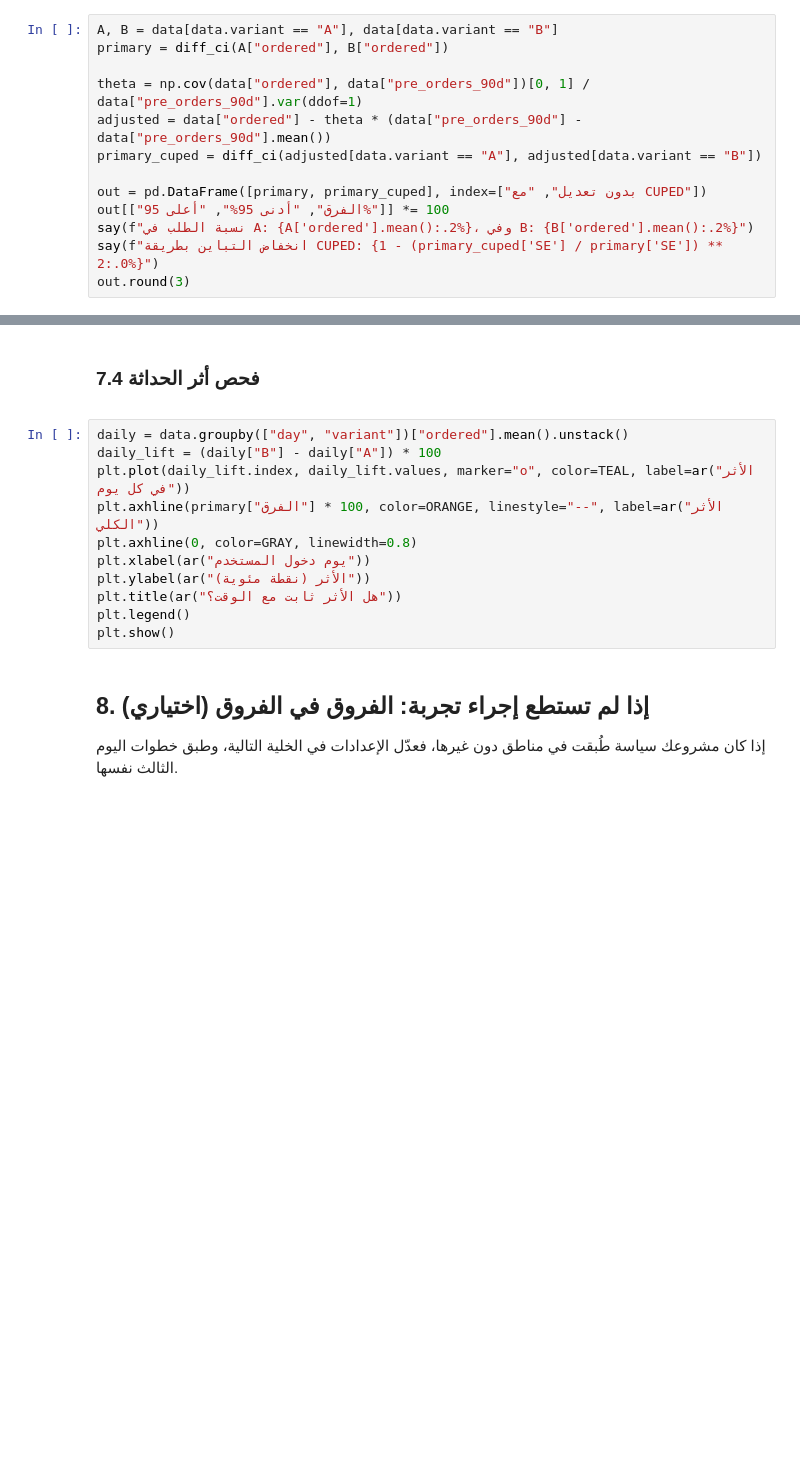
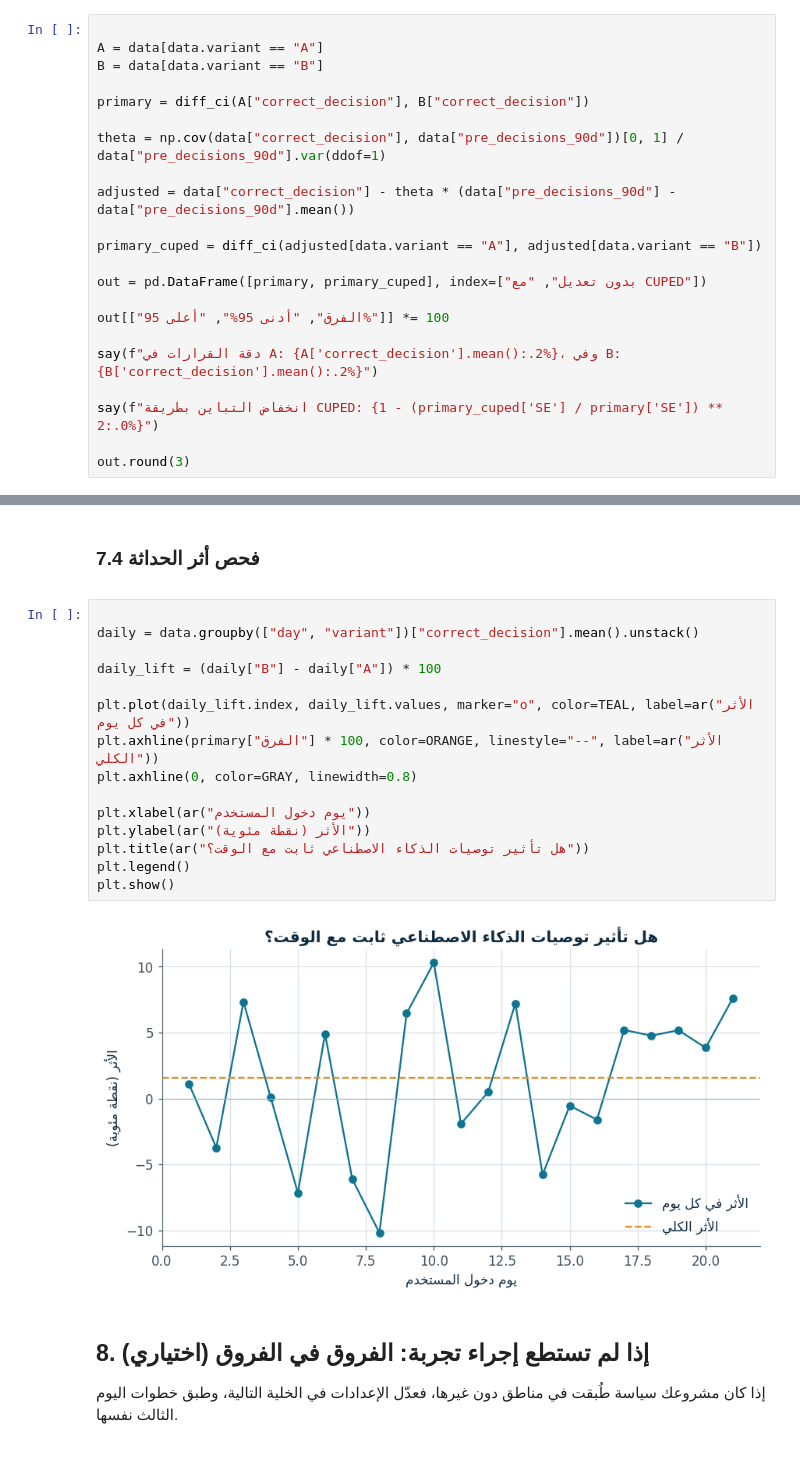
Before and after one commit to fadiyahalanazi/ai-decision-making-ab-test, a Jupyter notebook: Copy_of_المشروع_الختامي.ipynb, the cells around one changed output, grey strips where cells are left out. Cells and saved outputs as stored; diff of their text form; blank space fills up the shorter version.

```diff
--- a/Copy_of_المشروع_الختامي.ipynb
+++ b/Copy_of_المشروع_الختامي.ipynb
@@ -322,15 +417,24 @@ srm_check(counts.get("A", 0), counts.get("B", 0), CONFIG["treatment_share"]);
 
 </div>
 # %%
-A, B = data[data.variant == "A"], data[data.variant == "B"]
-primary = diff_ci(A["ordered"], B["ordered"])
 
-theta = np.cov(data["ordered"], data["pre_orders_90d"])[0, 1] / data["pre_orders_90d"].var(ddof=1)
-adjusted = data["ordered"] - theta * (data["pre_orders_90d"] - data["pre_orders_90d"].mean())
+A = data[data.variant == "A"]
+B = data[data.variant == "B"]
+
+primary = diff_ci(A["correct_decision"], B["correct_decision"])
+
+theta = np.cov(data["correct_decision"], data["pre_decisions_90d"])[0, 1] / data["pre_decisions_90d"].var(ddof=1)
+
+adjusted = data["correct_decision"] - theta * (data["pre_decisions_90d"] - data["pre_decisions_90d"].mean())
+
 primary_cuped = diff_ci(adjusted[data.variant == "A"], adjusted[data.variant == "B"])
 
 out = pd.DataFrame([primary, primary_cuped], index=["بدون تعديل", "مع CUPED"])
+
 out[["الفرق", "أدنى 95%", "أعلى 95%"]] *= 100
-say(f"نسبة الطلب في A: {A['ordered'].mean():.2%}، وفي B: {B['ordered'].mean():.2%}")
+
+say(f"دقة القرارات في A: {A['correct_decision'].mean():.2%}، وفي B: {B['correct_decision'].mean():.2%}")
+
 say(f"انخفاض التباين بطريقة CUPED: {1 - (primary_cuped['SE'] / primary['SE']) ** 2:.0%}")
+
 out.round(3)
@@ -382,16 +524,22 @@ guard_table.round(4)
 
 </div>
 # %%
-daily = data.groupby(["day", "variant"])["ordered"].mean().unstack()
+
+daily = data.groupby(["day", "variant"])["correct_decision"].mean().unstack()
+
 daily_lift = (daily["B"] - daily["A"]) * 100
+
 plt.plot(daily_lift.index, daily_lift.values, marker="o", color=TEAL, label=ar("الأثر في كل يوم"))
 plt.axhline(primary["الفرق"] * 100, color=ORANGE, linestyle="--", label=ar("الأثر الكلي"))
 plt.axhline(0, color=GRAY, linewidth=0.8)
+
 plt.xlabel(ar("يوم دخول المستخدم"))
 plt.ylabel(ar("الأثر (نقطة مئوية)"))
-plt.title(ar("هل الأثر ثابت مع الوقت؟"))
+plt.title(ar("هل تأثير توصيات الذكاء الاصطناعي ثابت مع الوقت؟"))
 plt.legend()
 plt.show()
+# %% [output]
+[figure, added]
 # %% [markdown]
 <div dir="rtl">
 
```
Also changed, not shown: parts of 17 cells of this notebook.
